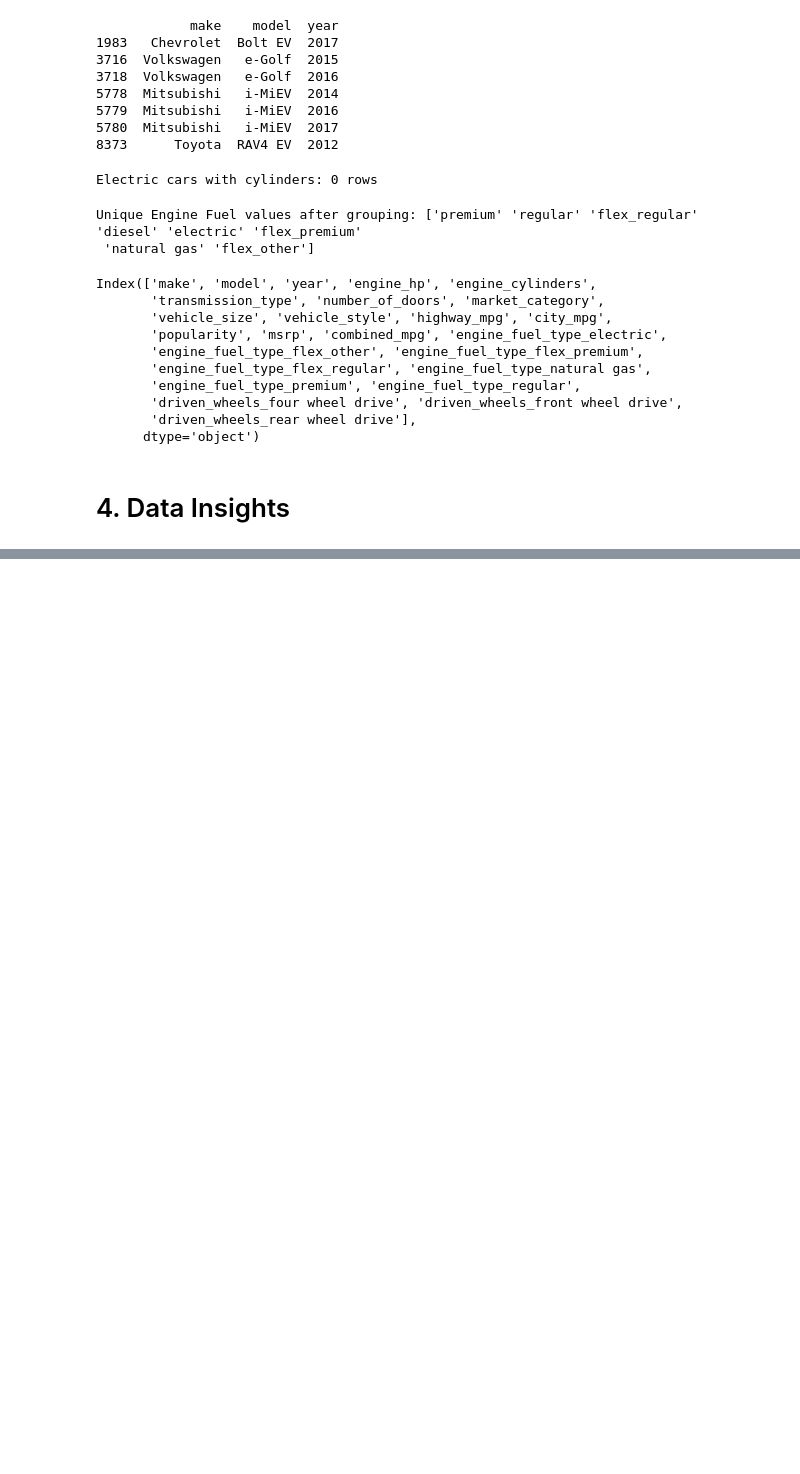
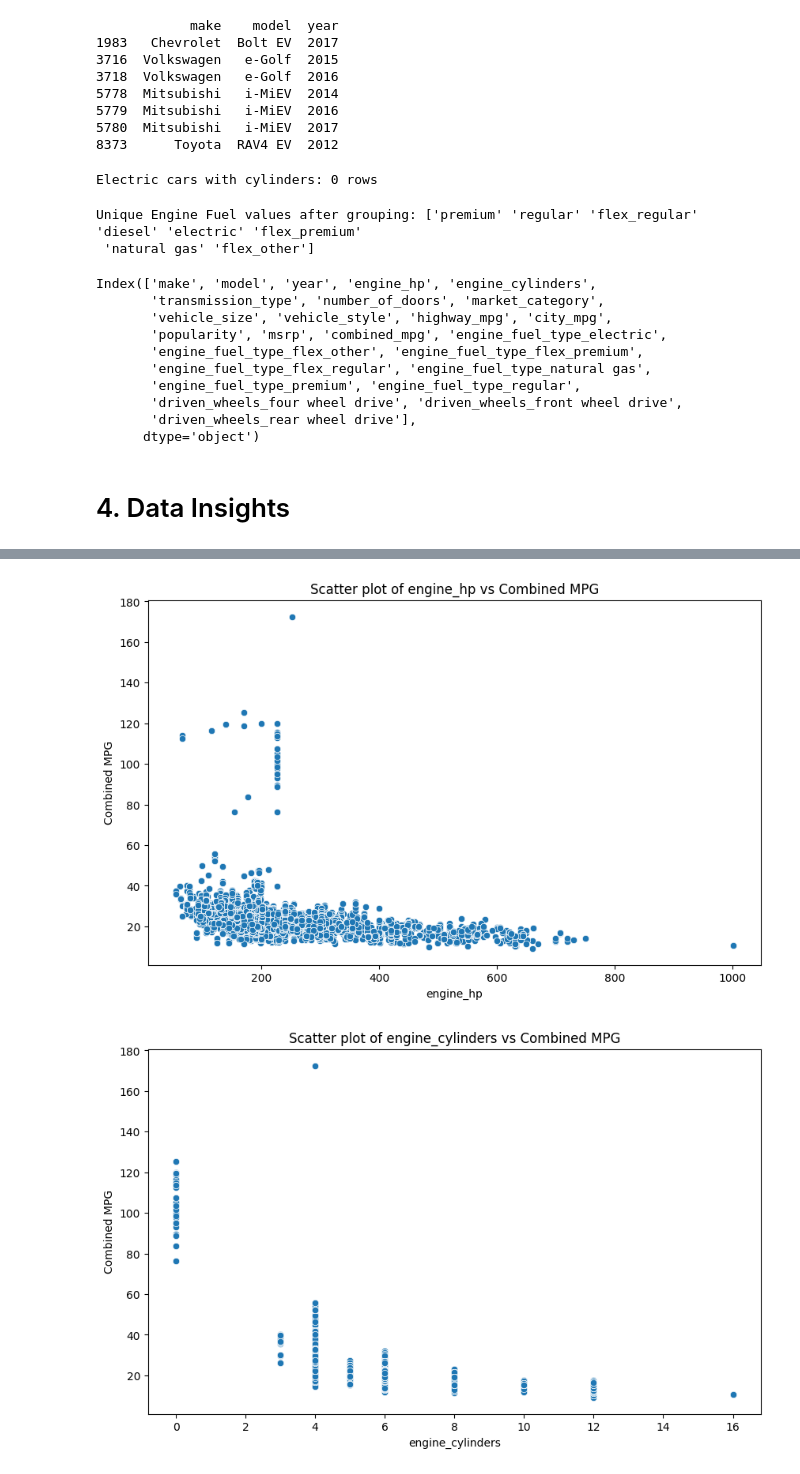
Before and after one commit to haotangphuoc/data-science-project, a Jupyter notebook: car_features/car_features_data_mining.ipynb, the cells around one changed output, grey strips where cells are left out. Saved outputs shown, nothing was run; the diff lists cells and outputs as text; code cells hidden in the pictures; blank space fills up the shorter version.

```diff
--- a/car_features/car_features_data_mining.ipynb
+++ b/car_features/car_features_data_mining.ipynb
@@ -323,0 +395,12 @@ df_cleaned = pd.read_csv('cleaned_data.csv')
+# %%
+# Draw scatter plots of of fuel economy based on engine_hp and engine_cylinders
+for col in ['engine_hp', 'engine_cylinders']:
+    plt.figure(figsize=(10, 6))  # Adjust figure size as needed
+    sns.scatterplot(x=col, y='combined_mpg', data=df_cleaned)
+    plt.title(f'Scatter plot of {col} vs Combined MPG')
+    plt.xlabel(col)
+    plt.ylabel('Combined MPG')
+    plt.show()
+# %% [output]
+[figure, added]
+[figure, added]
```
Also changed, not shown: parts of 11 cells of this notebook, 2 other files.
